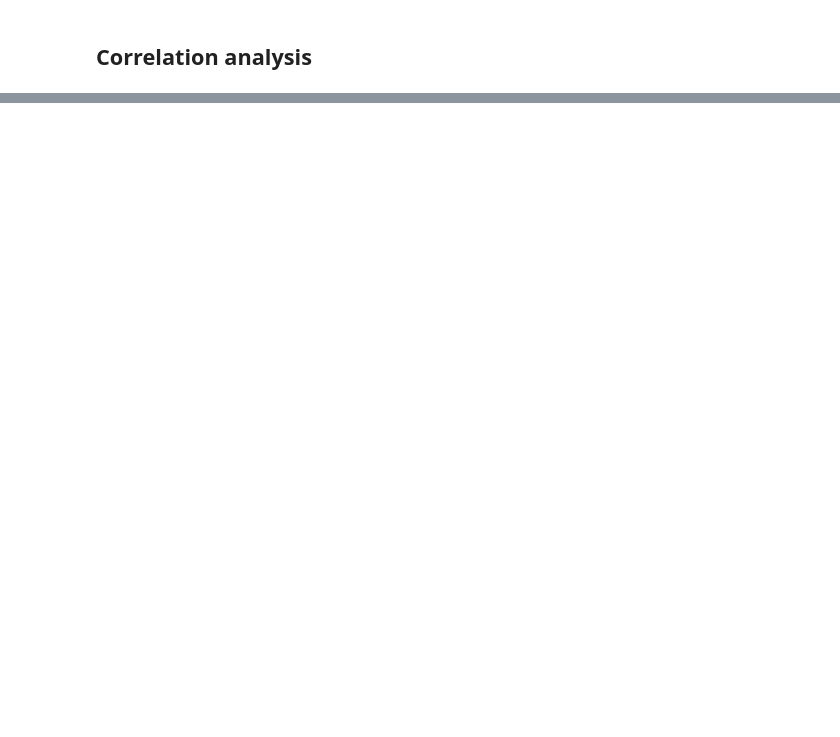
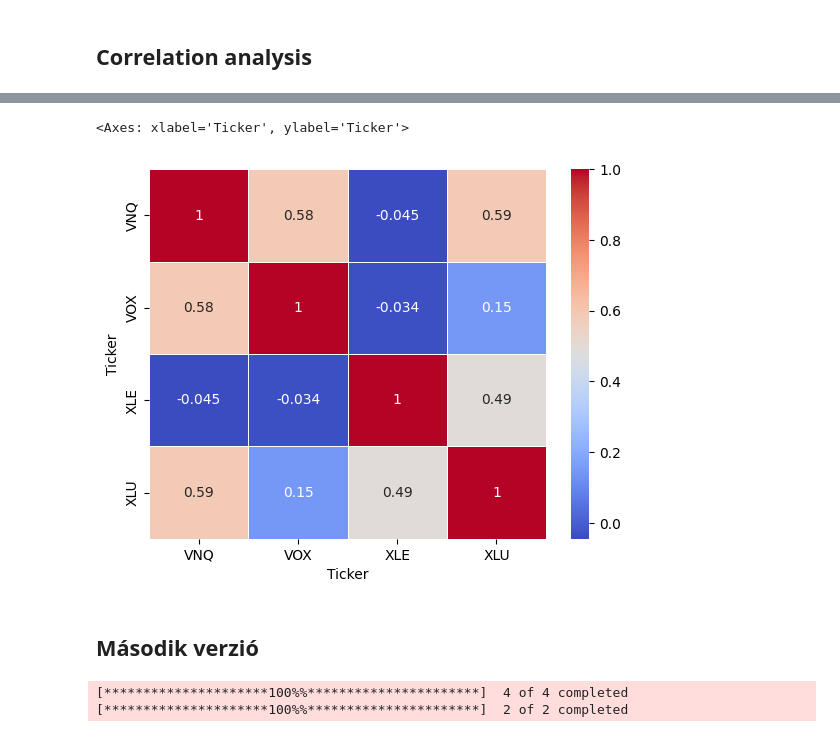
Before and after one commit to datavers/portfolio_idea, a Jupyter notebook: Portfolio.ipynb, the cells around one changed output, grey strips where cells are left out. Saved outputs shown, nothing was run; the diff lists cells and outputs as text; code cells hidden in the pictures; blank space fills up the shorter version.

```diff
--- a/Portfolio.ipynb
+++ b/Portfolio.ipynb
@@ -574,0 +227,17 @@ A befektetés inflációval korrigált értéke 2024-ben: 218828.28 HUF
+# %%
+sns.heatmap(portfolio.corr(), annot=True, cmap='coolwarm', linewidths=0.5)
+# %% [output]
+<Axes: xlabel='Ticker', ylabel='Ticker'>
+[figure, added]
+# %% [markdown]
+## Második verzió
+# %%
+# Részvények kiválasztása a fenti ETF-ekből
+stocks = 'XOM GOOG PLD DUK'
+others = 'GBTC IAU'
+# Árfolyamok betöltése majd záró értékek kiválasztása
+stocks_data = yf.download(stocks, start='2020-01-01', group_by='ticker')
+others_data = yf.download(others, start='2020-01-01', group_by='ticker')
+# %% [output]
+[*********************100%%**********************]  4 of 4 completed
+[*********************100%%**********************]  2 of 2 completed
```
Also changed, not shown: parts of 65 cells of this notebook.
